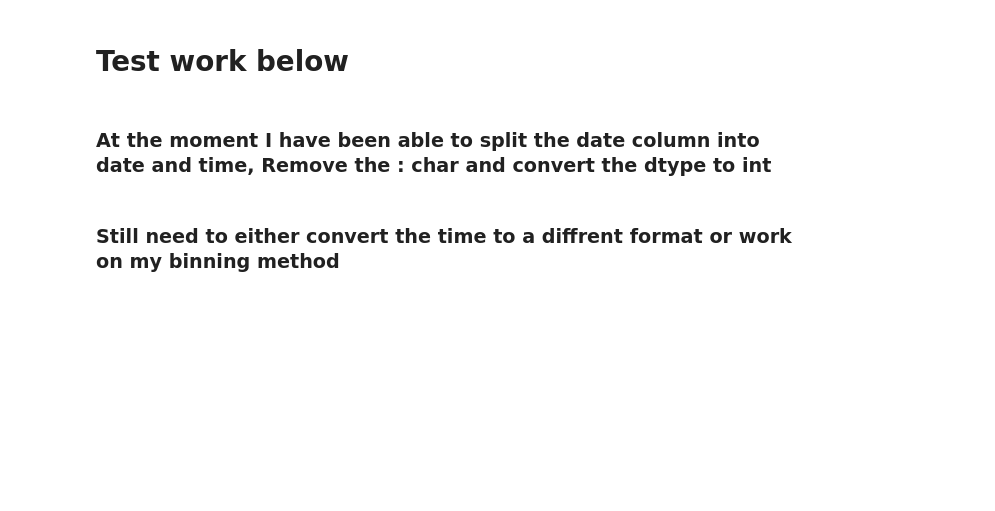
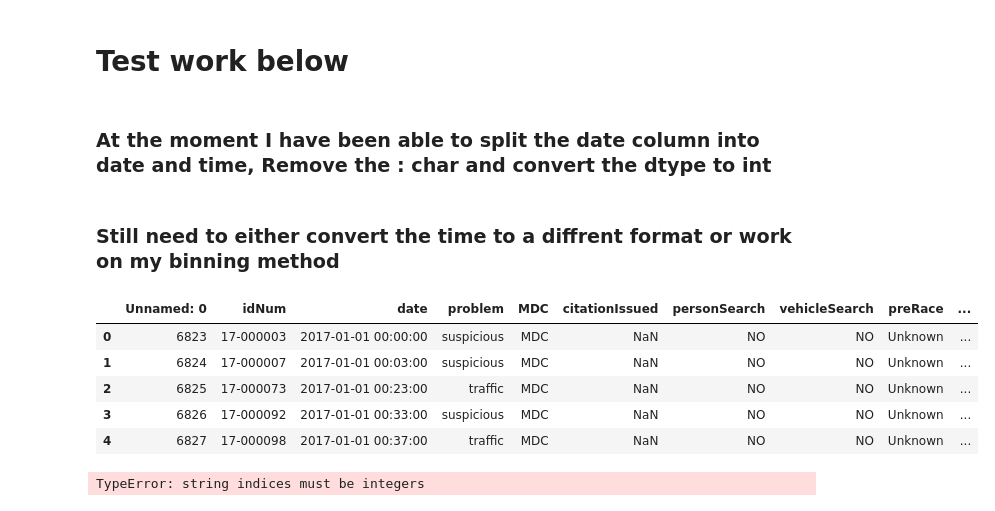
Before and after one commit to elu267/Project_GroupF, a Jupyter notebook: MN_Stop_Data.ipynb, the cells around one changed output. Drawn from its saved outputs; the diff is of its cells as text; code cells hidden in the pictures; blank space fills up the shorter version.

```diff
--- a/MN_Stop_Data.ipynb
+++ b/MN_Stop_Data.ipynb
@@ -139,6 +278,36 @@ stop_by_gender
 ### At the moment I have been able to split the date column into date and time, Remove the : char and convert the dtype to int
 # %% [markdown]
 ### Still need to either convert the time to a diffrent format or work on my binning method
+# %%
+StopOriginal = pd.read_csv('MplsStops_base.csv', parse_dates=['date'], infer_datetime_format=True)
+
+StopOriginal['Time'] = StopOriginal.date.dt.time
+
+
+def get_sec(time_str):
+    h, m, s = time_str.split(':')
+    return int(h) * 3600 + int(m) * 60 + int(s)
+
+for time in StopOriginal:
+    convertedTime = get_sec(time['Time'])
+    StopOriginal.append({'convertedTime': convertedTime})
+
+
+# displaying file header and five rows
+StopOriginal.head()
+# %% [output]
+|  | Unnamed: 0 | idNum | date | problem | MDC | citationIssued | personSearch | vehicleSearch | preRace | ... |
+| 0 | 6823 | 17-000003 | 2017-01-01 00:00:00 | suspicious | MDC | NaN | NO | NO | Unknown | ... |
+| 1 | 6824 | 17-000007 | 2017-01-01 00:03:00 | suspicious | MDC | NaN | NO | NO | Unknown | ... |
+| 2 | 6825 | 17-000073 | 2017-01-01 00:23:00 | traffic | MDC | NaN | NO | NO | Unknown | ... |
+| 3 | 6826 | 17-000092 | 2017-01-01 00:33:00 | suspicious | MDC | NaN | NO | NO | Unknown | ... |
+| 4 | 6827 | 17-000098 | 2017-01-01 00:37:00 | traffic | MDC | NaN | NO | NO | Unknown | ... |
+# %%
+for row in StopOriginal:
+    newTime = sum(int(x) * 60 ** i for i,x in enumerate(reversed(row['date'].split(":"))))
+    StopOriginal.append({'Time in Seconds': newTime})
+# %% [output]
+TypeError: string indices must be integers
 # %%
 #split date column into time and date and remove :
 StopOriginal['Date'], StopOriginal['Time'] = StopOriginal['date'].str.split(' ', 1).str
```
Also changed, not shown: parts of 12 cells of this notebook.
